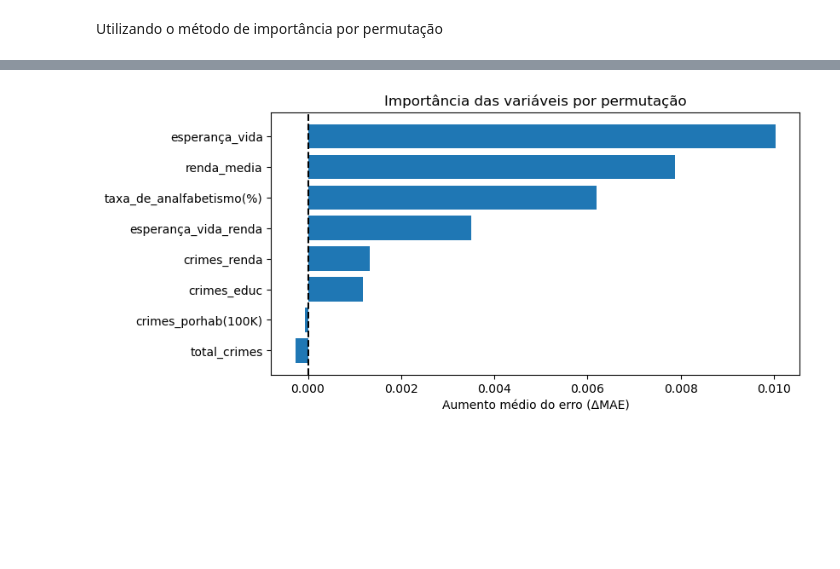
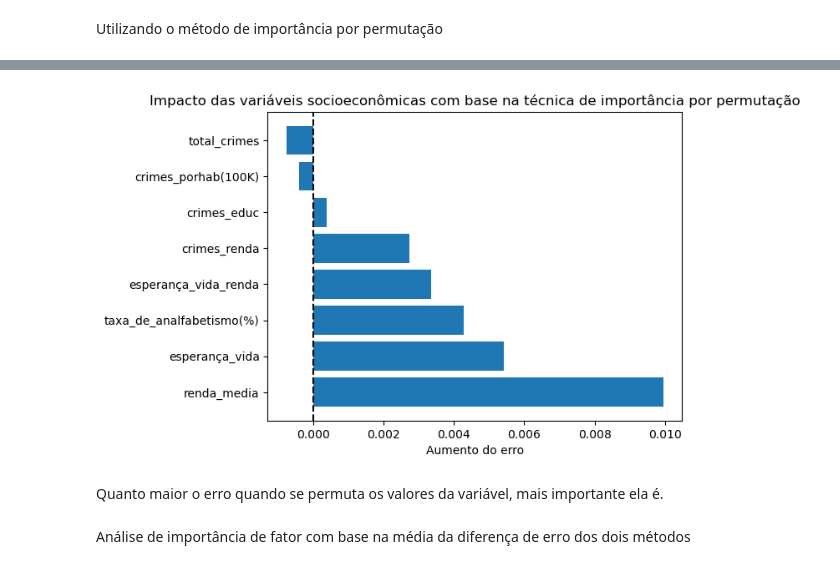
Before and after one commit to jvrezendem/Modelo-Preditivo-Socioecon-mico, a Jupyter notebook: notebooks/modeloPreditivo.ipynb, the cells around one changed output, grey strips where cells are left out. Cells and saved outputs as stored; diff of their text form; code cells hidden in the pictures; blank space fills up the shorter version.

```diff
--- a/notebooks/modeloPreditivo.ipynb
+++ b/notebooks/modeloPreditivo.ipynb
@@ -622,11 +678,13 @@ perm_df
-# %%
-
-ptl.figure(figsize=(19,9))
-ptl.barh(perm_df["Variável"], perm_df["ΔMAE (Permutação)"])
-ptl.axvline(0, color="k", linestyle="--")
-ptl.gca().invert_yaxis()
-ptl.xlabel("Aumento médio do erro (ΔMAE)")
-ptl.title("Importância das variáveis por permutação")
-ptl.show()
-# %% [output]
-[figure, removed]
+# %%
+ptl.Figure(figsize=(16,9))
+ptl.title("Impacto das variáveis socioeconômicas com base na técnica de importância por permutação")
+ptl.barh(dfPermut["Variável"], dfPermut["Diferença de mae (Permutação)"])
+ptl.axvline(0, color='k', linestyle='--')
+ptl.xlabel("Aumento do erro")
+ptl.gca().invert_yaxis()
+# %% [output]
+[figure, added]
+# %% [markdown]
+Quanto maior o erro quando se permuta os valores da variável, mais importante ela é.
+# %% [markdown]
+Análise de importância de fator com base na média da diferença de erro dos dois métodos
```
Also changed, not shown: parts of 27 cells of this notebook, 1 other file.
